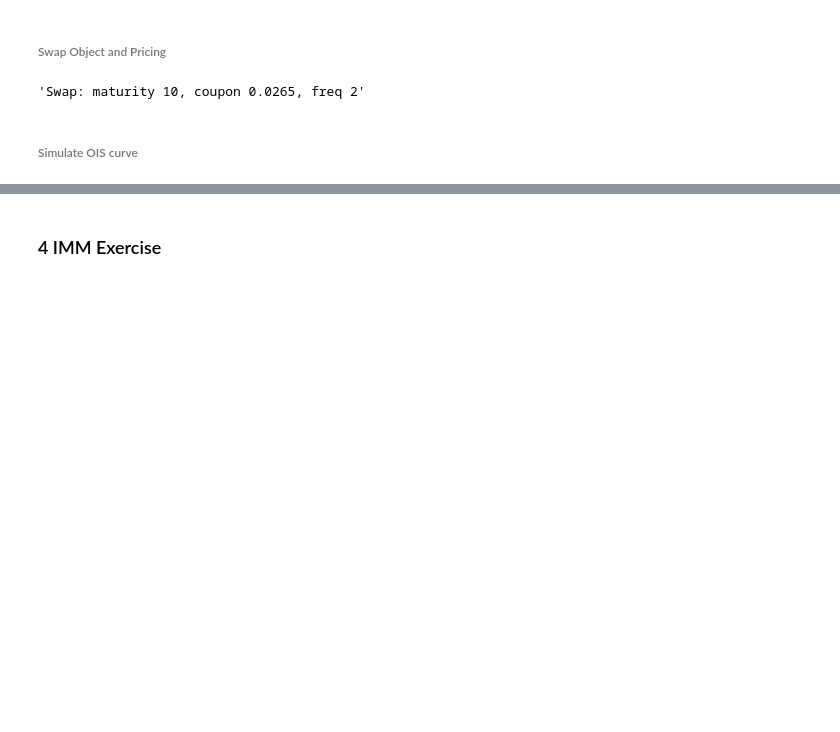
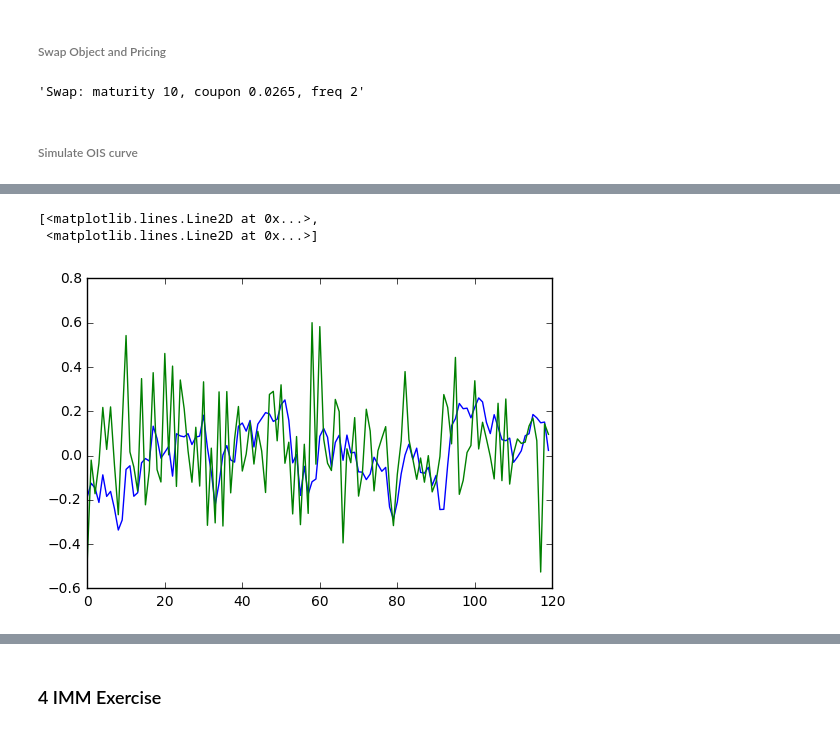
Before and after one commit to lejingxu/CVA_IMM_RegulationProject, a Jupyter notebook: Regulation_Project_Group_4.ipynb, the cells around one changed output, grey strips where cells are left out. Cells and saved outputs as stored; diff of their text form; code cells hidden in the pictures; blank space fills up the shorter version.

```diff
--- a/Regulation_Project_Group_4.ipynb
+++ b/Regulation_Project_Group_4.ipynb
@@ -70 +76,42 @@ payer_swap.__str__()
+# %%
+def simulateXt(rho_x, sigma1, sigma2, kappa1, kappa2, sim_freq, maturity):
+
+    sigma22 = sigma2
+    sigma21 = sigma1*rho_x
+    sigma11 = np.sqrt(sigma1**2 *(1 - rho_x*rho_x))
+
+    ts = np.arange(1./sim_freq,maturity+1e-6,1./sim_freq)
+    x = np.asarray([0,0])
+    C = np.asarray([[1,0],[rho_x,1.-rho_x*rho_x]]) # Cholesky decomposition of corr matrix for Brownian motion
+    xt = []
+
+    for i in range(maturity*sim_freq):
+        wt = C.dot(np.random.normal(0,sim_freq,(2,)))
+        B = np.diag([np.exp(-kappa1*ts[i]),np.exp(-kappa2*ts[i])])
+        '''integrant_aa = lambda u:np.asarray([[sigma11*np.exp(kappa1*u),0],\
+                                            [sigma21*np.exp(kappa1*u),sigma22*np.exp(kappa2*u)]])\
+        .dot(np.asarray([[sigma11*np.exp(kappa1*u),sigma21*np.exp(kappa1*u)],\
+                     [0,sigma22*np.exp(kappa2*u)]]))
+        integrant_aa = lambda u:np.asarray([[(sigma11**2+sigma21**2)*np.exp(2*kappa1*u),\
+                                            sigma21*sigma22*np.exp((kappa1+kappa2)*u)],\
+                                            [sigma21*sigma22*np.exp((kappa1+kappa2)*u),\
+                                            sigma22**2 * np.exp(2*kappa2*u)]])'''
+        integral_aa11 = (sigma11**2+sigma21**2)/2./kappa1*(np.exp(2*kappa1*ts[i])-1.)
+        integral_aa12 = sigma21*sigma22/(kappa1+kappa2)*(np.exp((kappa1+kappa2)*ts[i])-1.)
+        integral_aa22 = sigma22**2 /2./kappa2*(np.exp(2*kappa2*ts[i]-1.))
+        integral_aa = np.asarray([[integral_aa11,integral_aa12],[integral_aa12,integral_aa22]])
+        #print (integrate.fixed_quad(integrant_aa,0,ts[i])[0])
+        y = B.dot(integral_aa).dot(B)
+
+        x = x + (y.dot(np.ones(2))-np.diag([kappa1,kappa2]).dot(x))*sim_freq+np.diag([sigma1,sigma2]).dot(wt)
+        xt.append(x)
+
+    return xt
+# %%
+xt= simulateXt(rho_x, sigma1, sigma2, kappa1, kappa2, 12, 10)
+plot(xt)
+# %% [output]
+[<matplotlib.lines.Line2D at 0x...>,
+ <matplotlib.lines.Line2D at 0x...>]
+[figure, added]
 # %%
```
Also changed, not shown: parts of 4 cells of this notebook.
